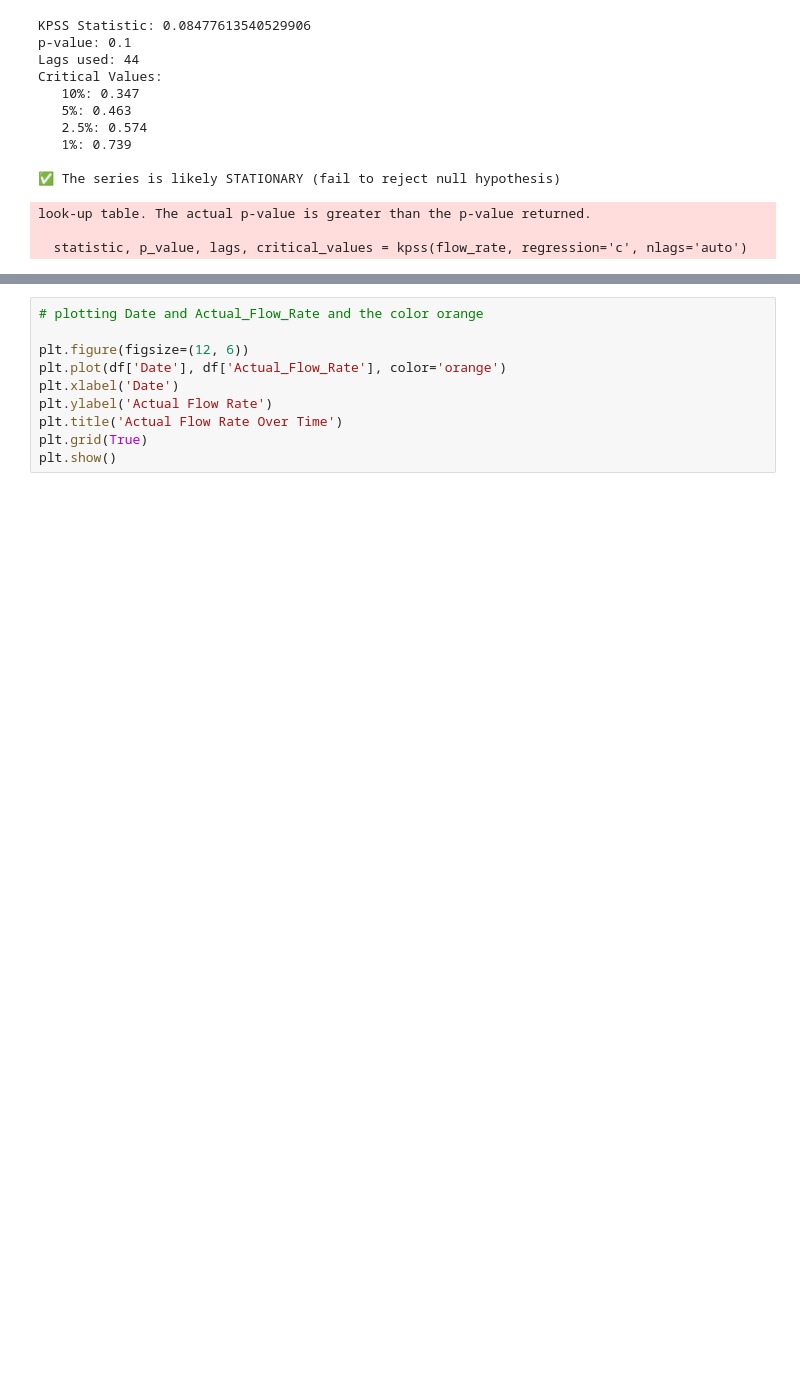
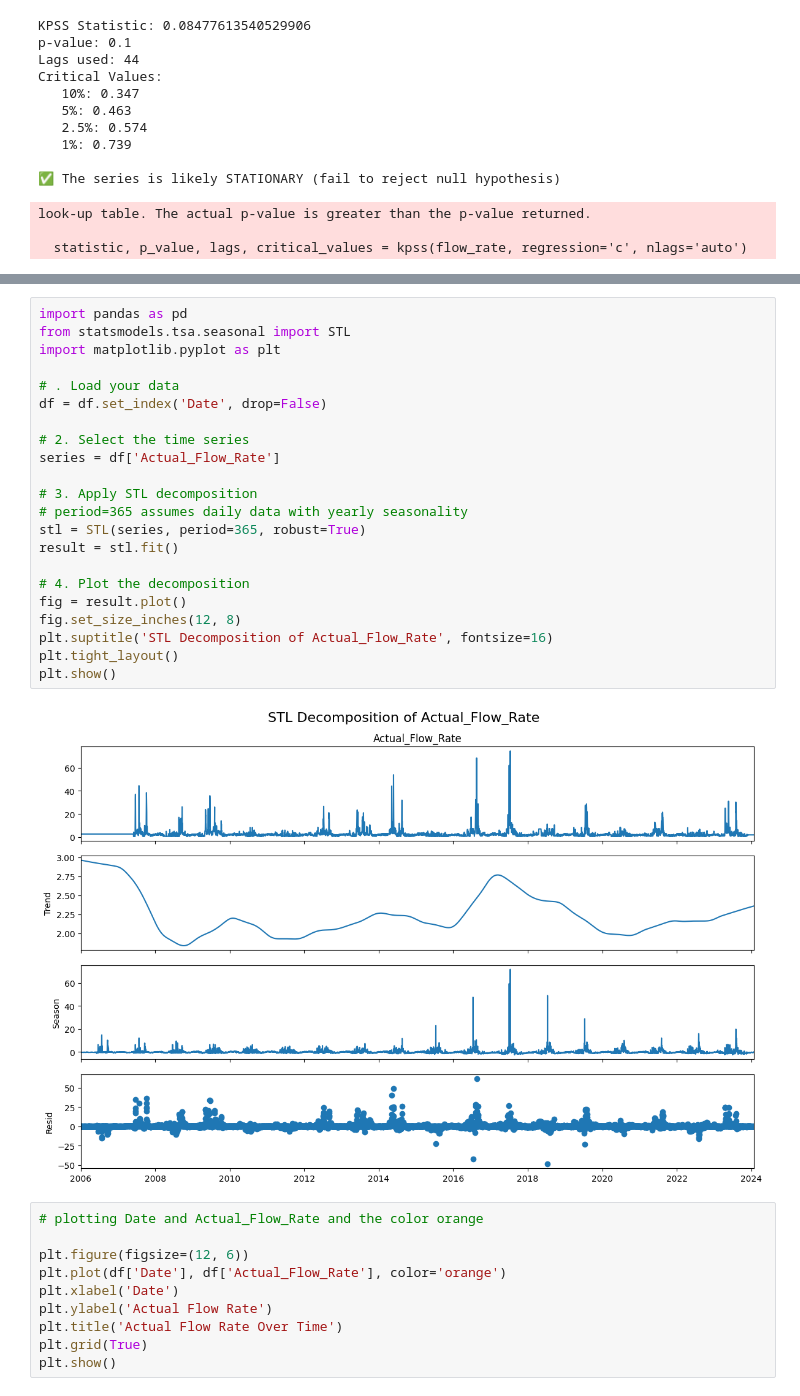
Before and after one commit to MohamamdAghaei/Acea-Smart-Water-Analytics, a Jupyter notebook: Big_Data_project_Water_Analytics.ipynb, the cells around one changed output, grey strips where cells are left out. Drawn from its saved outputs; the diff is of its cells as text; blank space fills up the shorter version.

```diff
--- a/Big_Data_project_Water_Analytics.ipynb
+++ b/Big_Data_project_Water_Analytics.ipynb
@@ -228,3 +268,27 @@ Conclusion:
+# %%
+import pandas as pd
+from statsmodels.tsa.seasonal import STL
+import matplotlib.pyplot as plt
+
+# . Load your data
+df = df.set_index('Date', drop=False)
+
+# 2. Select the time series
+series = df['Actual_Flow_Rate']
+
+# 3. Apply STL decomposition
+# period=365 assumes daily data with yearly seasonality
+stl = STL(series, period=365, robust=True)
+result = stl.fit()
+
+# 4. Plot the decomposition
+fig = result.plot()
+fig.set_size_inches(12, 8)
+plt.suptitle('STL Decomposition of Actual_Flow_Rate', fontsize=16)
+plt.tight_layout()
+plt.show()
+# %% [output]
+[figure, added]
 # %%
 # plotting Date and Actual_Flow_Rate and the color orange
 
```
Also changed, not shown: parts of 4 cells of this notebook.
